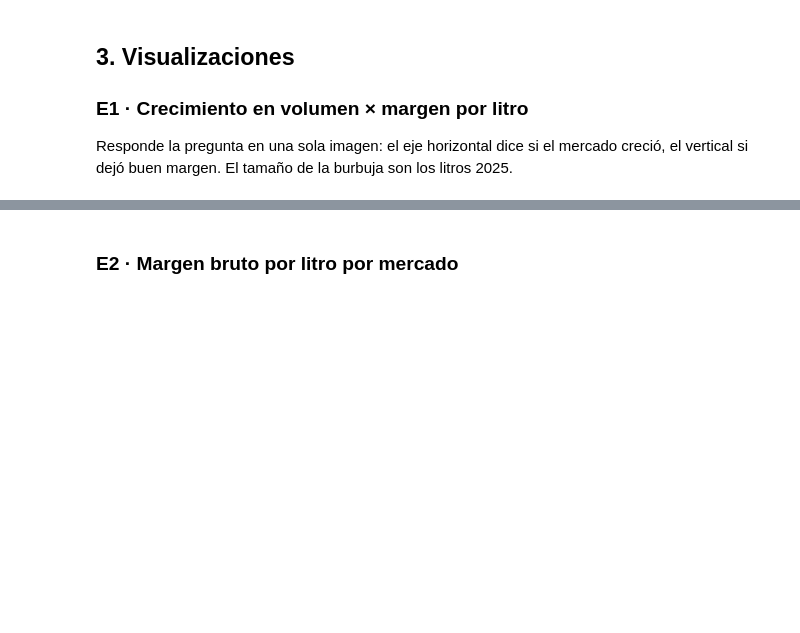
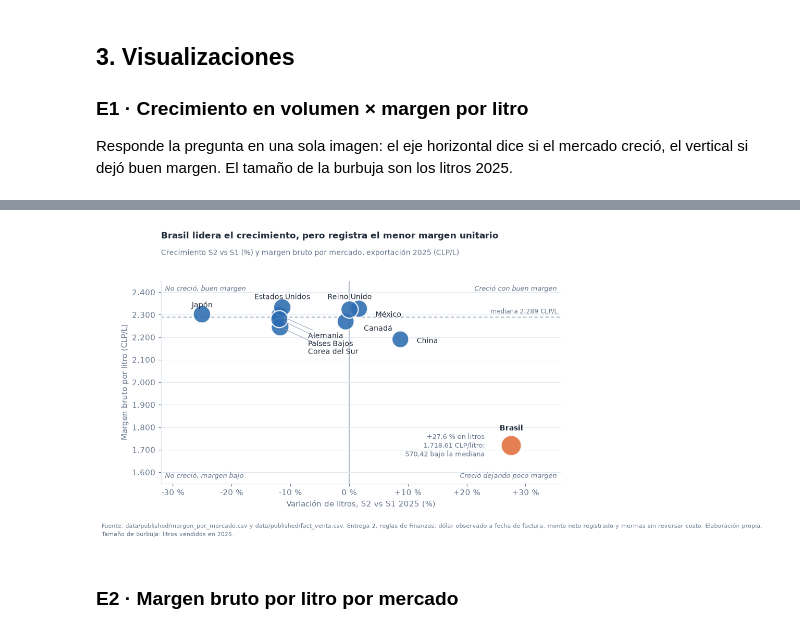
Before and after one commit to mtombolini/vina-vallehondo-bi, a Jupyter notebook: notebooks/05_evidencia_recomendacion.ipynb, the cells around one changed output, grey strips where cells are left out. Cells and saved outputs as stored; diff of their text form; code cells hidden in the pictures; blank space fills up the shorter version.

```diff
--- a/notebooks/05_evidencia_recomendacion.ipynb
+++ b/notebooks/05_evidencia_recomendacion.ipynb
@@ -213,2 +185,65 @@ plt.show()
+# %%
+pm = por_mercado.reset_index()
+fig, ax = plt.subplots(figsize=(9, 5.8))
+
+ax.axvline(0, color=GRIS, lw=1, zorder=1)
+ax.axhline(2289.02, color=GRIS, lw=1, ls=(0, (4, 3)), zorder=1)
+
+tam = pm["litros"] / pm["litros"].max() * 650
+ax.scatter(
+    pm["crecimiento_pct"], pm["margen_litro"], s=tam,
+    c=[color_pais(p) for p in pm["pais"]], alpha=0.88,
+    edgecolors="white", linewidths=1.5, zorder=3,
+)
+
+pos_etiqueta = {
+    "Estados Unidos": (-11.4, 2378, "center"), "Japón": (-25.0, 2342, "center"),
+    "Reino Unido": (0.1, 2378, "center"), "México": (4.5, 2300, "left"),
+    "Canadá": (2.5, 2238, "left"), "China": (11.5, 2183, "left"),
+    "Alemania": (-7.0, 2205, "left"), "Países Bajos": (-7.0, 2170, "left"),
+    "Corea del Sur": (-7.0, 2135, "left"), "Brasil": (27.6, 1795, "center"),
+}
+con_guia = {"Alemania", "Países Bajos", "Corea del Sur"}
+for r in pm.itertuples():
+    xt, yt, ha = pos_etiqueta[r.pais]
+    ax.annotate(
+        r.pais, (r.crecimiento_pct, r.margen_litro), xytext=(xt, yt), textcoords="data",
+        ha=ha, va="center", fontsize=9, color=TEXTO,
+        fontweight="bold" if r.pais == "Brasil" else "normal",
+        arrowprops=dict(arrowstyle="-", color=GRIS, lw=0.7, shrinkA=2, shrinkB=6) if r.pais in con_guia else None,
+        zorder=4,
+    )
+fila_br = pm[pm["pais"].eq("Brasil")].iloc[0]
+ax.text(
+    fila_br["crecimiento_pct"] - 4.5, fila_br["margen_litro"],
+    f"+{num(fila_br['crecimiento_pct'], 1)} % en litros\n{num(fila_br['margen_litro'], 2)} CLP/litro:\n"
+    f"{num(MEDIANA - fila_br['margen_litro'], 2)} bajo la mediana",
+    ha="right", va="center", fontsize=8.5, color=TEXTO_2,
+)
+
+kw = dict(fontsize=8.5, color=TEXTO_2, style="italic")
+ax.text(0.99, 0.98, "Creció con buen margen", transform=ax.transAxes, ha="right", va="top", **kw)
+ax.text(0.99, 0.02, "Creció dejando poco margen", transform=ax.transAxes, ha="right", va="bottom", **kw)
+ax.text(0.01, 0.98, "No creció, buen margen", transform=ax.transAxes, ha="left", va="top", **kw)
+ax.text(0.01, 0.02, "No creció, margen bajo", transform=ax.transAxes, ha="left", va="bottom", **kw)
+
+ax.set_xlim(-32, 36)
+ax.set_ylim(1550, 2450)
+ax.text(35.5, 2299, "mediana 2.289 CLP/L", ha="right", va="bottom", fontsize=8, color=TEXTO_2)
+ax.yaxis.set_major_formatter(miles)
+ax.xaxis.set_major_formatter(FuncFormatter(lambda x, _: f"{x:+.0f} %".replace("+0 %", "0 %")))
+ax.set_xlabel("Variación de litros, S2 vs S1 2025 (%)")
+ax.set_ylabel("Margen bruto por litro (CLP/L)")
+ax.grid(axis="y")
+titulo_dos_lineas(
+    ax,
+    "Brasil lidera el crecimiento, pero registra el menor margen unitario",
+    "Crecimiento S2 vs S1 (%) y margen bruto por mercado, exportación 2025 (CLP/L)",
+)
+fig.subplots_adjust(top=0.78, bottom=0.17)
+pie(fig, FUENTE + "\nTamaño de burbuja: litros vendidos en 2025.")
+plt.show()
+# %% [output]
+[figure, added]
 # %% [markdown]
 ### E2 · Margen bruto por litro por mercado
```
Also changed, not shown: parts of 25 cells of this notebook, 5 other files.
